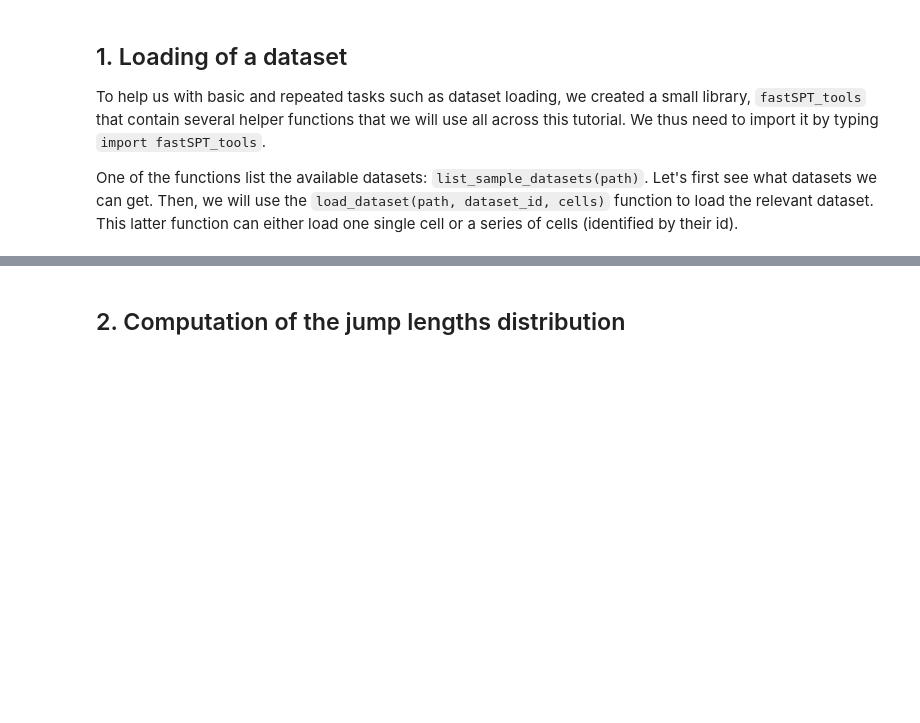
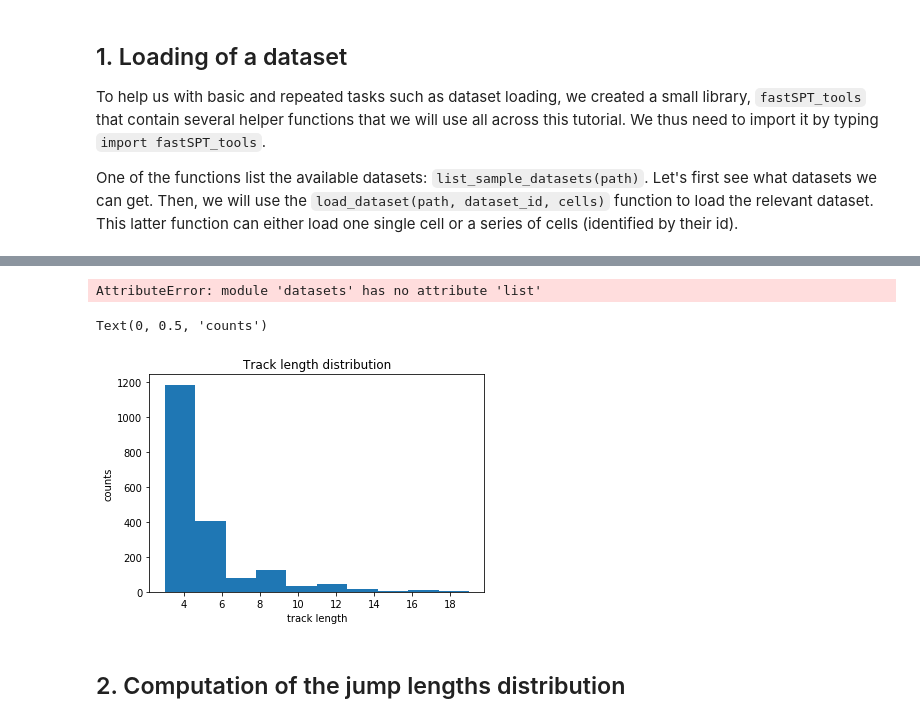
Before and after one commit to aaristov/Spot-On-Cli, a Jupyter notebook: fastSPT_tutorial.ipynb, the cells around one changed output, grey strips where cells are left out. Drawn from its saved outputs; the diff is of its cells as text; code cells hidden in the pictures; blank space fills up the shorter version.

```diff
--- a/fastSPT_tutorial.ipynb
+++ b/fastSPT_tutorial.ipynb
@@ -51,4 +42,6 @@ Description: 20160526_mESC_C87_Halo-mCTCF_25nM_PA-JF646
 # %%
-cell0   = fastSPT_tools.load_dataset("./datasets/", 1, 0) ## Load a single cell of dataset 1
-cell1   = fastSPT_tools.load_dataset("./datasets/", 1, 1) ## Load a single cell of dataset 1
-cellall = fastSPT_tools.load_dataset("./datasets/", 1, [0,1,2,3,4,5,6,7]) ## Load all the cells of dataset 1
+cell0   = fs.tools.load_dataset("./datasets/", 1, 0) ## Load a single cell of dataset 1
+cell1   = fs.tools.load_dataset("./datasets/", 1, 1) ## Load a single cell of dataset 1
+cellall = fs.tools.load_dataset("./datasets/", 1, [0,1,2,3,4,5,6,7]) ## Load all the cells of dataset 1
+# %% [output]
+AttributeError: module 'datasets' has no attribute 'list'
@@ -54,0 +54,10 @@ cellall = fastSPT_tools.load_dataset("./datasets/", 1, [0,1,2,3,4,5,6,7]) ## Loa
+# %%
+track_lengths = list(map(len, cell3))
+# %%
+plt.hist(track_lengths)
+plt.title('Track length distribution')
+plt.xlabel('track length')
+plt.ylabel('counts')
+# %% [output]
+Text(0, 0.5, 'counts')
+[figure, added]
```
Also changed, not shown: parts of 20 cells of this notebook, 9 other files.
